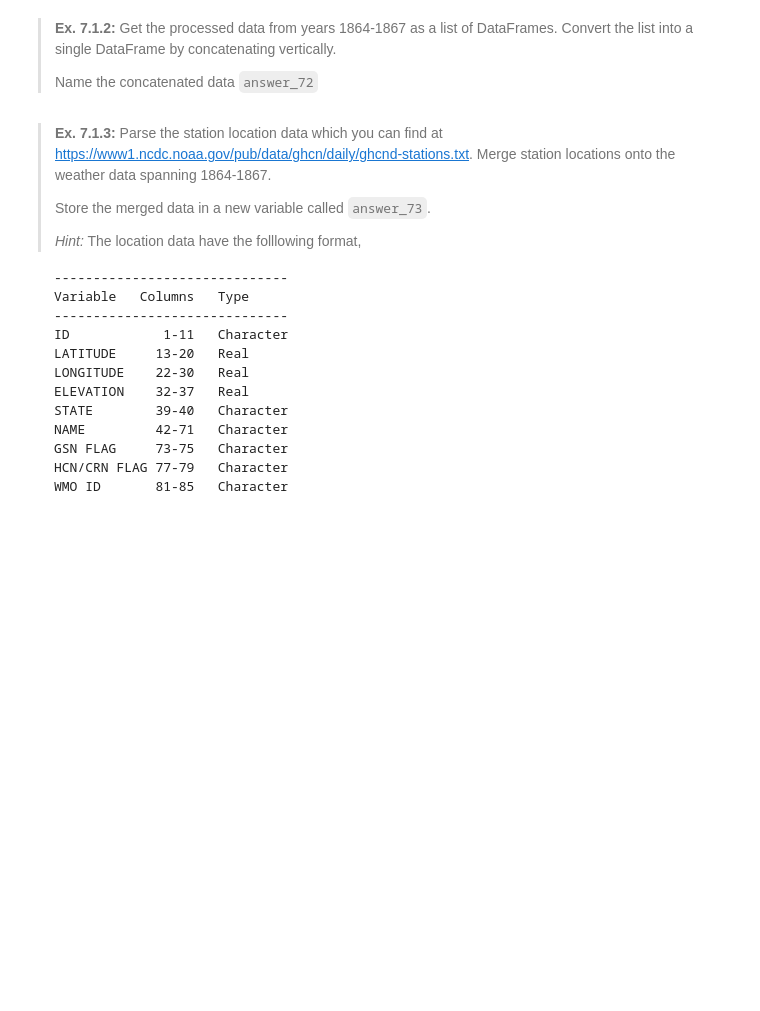
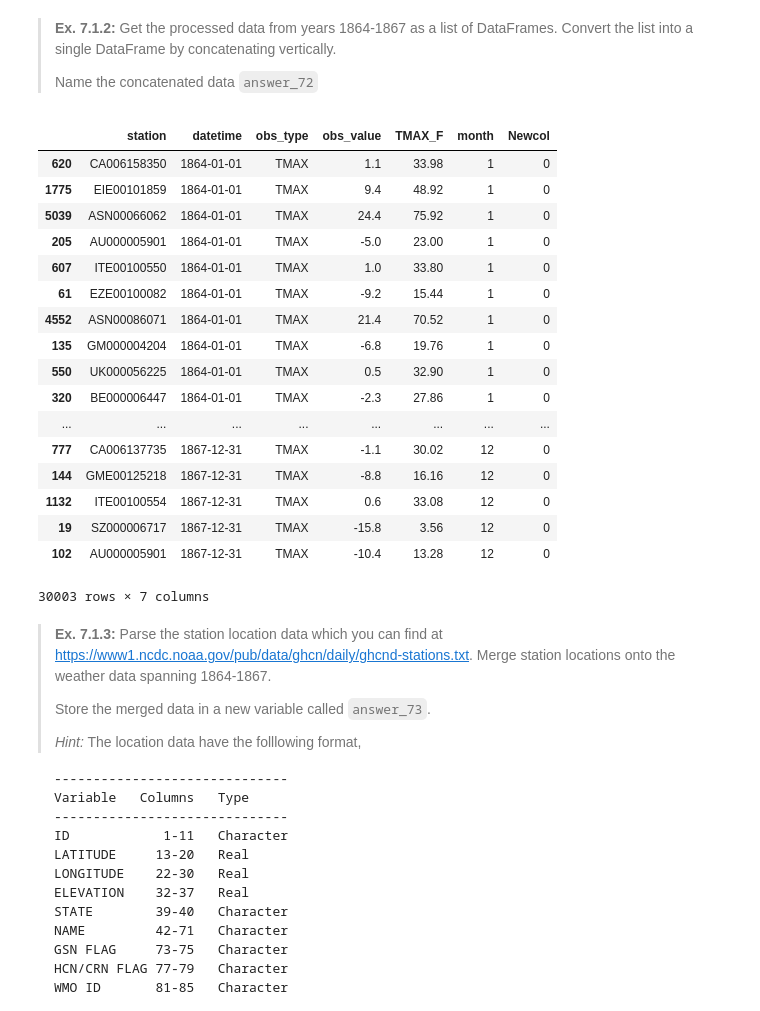
Before and after one commit to BjornCilleborg/sds2019, a Jupyter notebook: assignments/assignment1/assignment_1.ipynb, the cells around one changed output. Drawn from its saved outputs; the diff is of its cells as text; code cells hidden in the pictures; blank space fills up the shorter version.

```diff
--- a/assignments/assignment1/assignment_1.ipynb
+++ b/assignments/assignment1/assignment_1.ipynb
@@ -304,3 +354,32 @@ raise NotImplementedError()
+# %%
+years = [i for i in range(1864,1868)]
+df_coll = []
+for year in years:
+    df_year=prepareWeatherData(str(year))
+    df_coll+=[df_year]
+
+answer_72 = pd.concat(df_coll, axis=0, sort=False)
+answer_72['Newcol'] = 0
+answer_72
+# %% [output]
+|  | station | datetime | obs_type | obs_value | TMAX_F | month | Newcol |
+| 620 | CA006158350 | 1864-01-01 | TMAX | 1.1 | 33.98 | 1 | 0 |
+| 1775 | EIE00101859 | 1864-01-01 | TMAX | 9.4 | 48.92 | 1 | 0 |
+| 5039 | ASN00066062 | 1864-01-01 | TMAX | 24.4 | 75.92 | 1 | 0 |
+| 205 | AU000005901 | 1864-01-01 | TMAX | -5.0 | 23.00 | 1 | 0 |
+| 607 | ITE00100550 | 1864-01-01 | TMAX | 1.0 | 33.80 | 1 | 0 |
+| 61 | EZE00100082 | 1864-01-01 | TMAX | -9.2 | 15.44 | 1 | 0 |
+| 4552 | ASN00086071 | 1864-01-01 | TMAX | 21.4 | 70.52 | 1 | 0 |
+| 135 | GM000004204 | 1864-01-01 | TMAX | -6.8 | 19.76 | 1 | 0 |
+| 550 | UK000056225 | 1864-01-01 | TMAX | 0.5 | 32.90 | 1 | 0 |
+| 320 | BE000006447 | 1864-01-01 | TMAX | -2.3 | 27.86 | 1 | 0 |
+| ... | ... | ... | ... | ... | ... | ... | ... |
+| 777 | CA006137735 | 1867-12-31 | TMAX | -1.1 | 30.02 | 12 | 0 |
+| 144 | GME00125218 | 1867-12-31 | TMAX | -8.8 | 16.16 | 12 | 0 |
+| 1132 | ITE00100554 | 1867-12-31 | TMAX | 0.6 | 33.08 | 12 | 0 |
+| 19 | SZ000006717 | 1867-12-31 | TMAX | -15.8 | 3.56 | 12 | 0 |
+| 102 | AU000005901 | 1867-12-31 | TMAX | -10.4 | 13.28 | 12 | 0 |
+30003 rows × 7 columns
 # %%
 assert answer_72.shape == (30003, 7)
 # %% [markdown]
```
Also changed, not shown: parts of 17 cells of this notebook.
